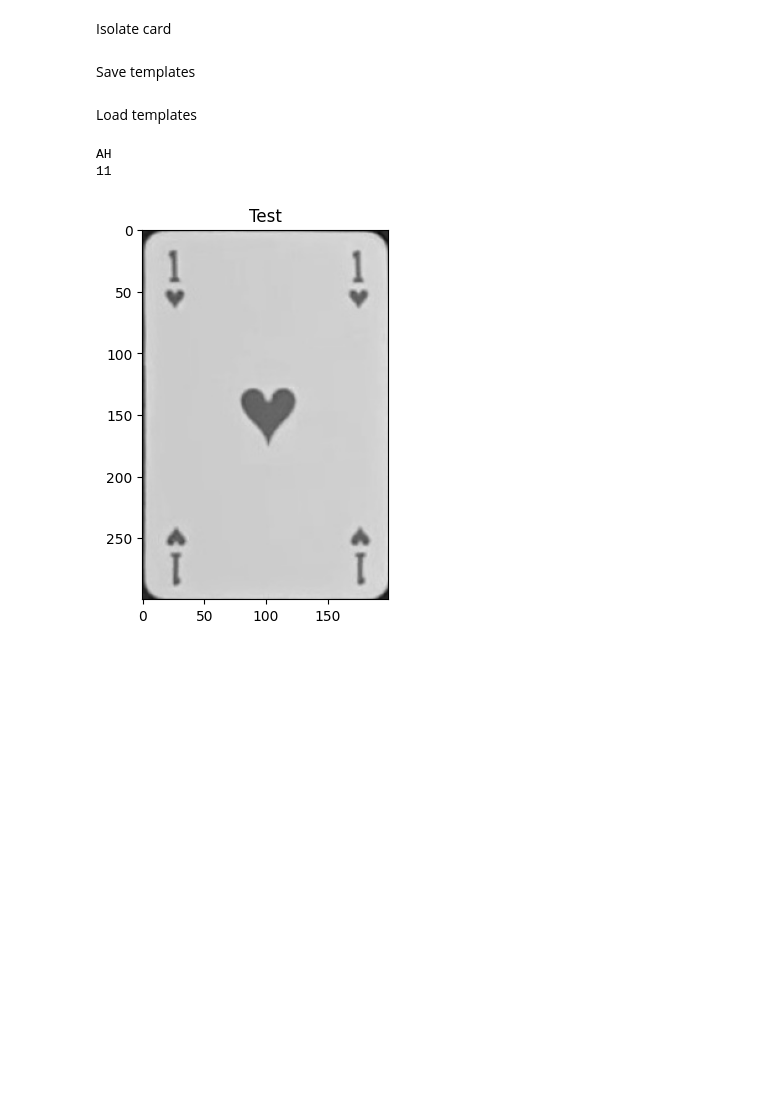
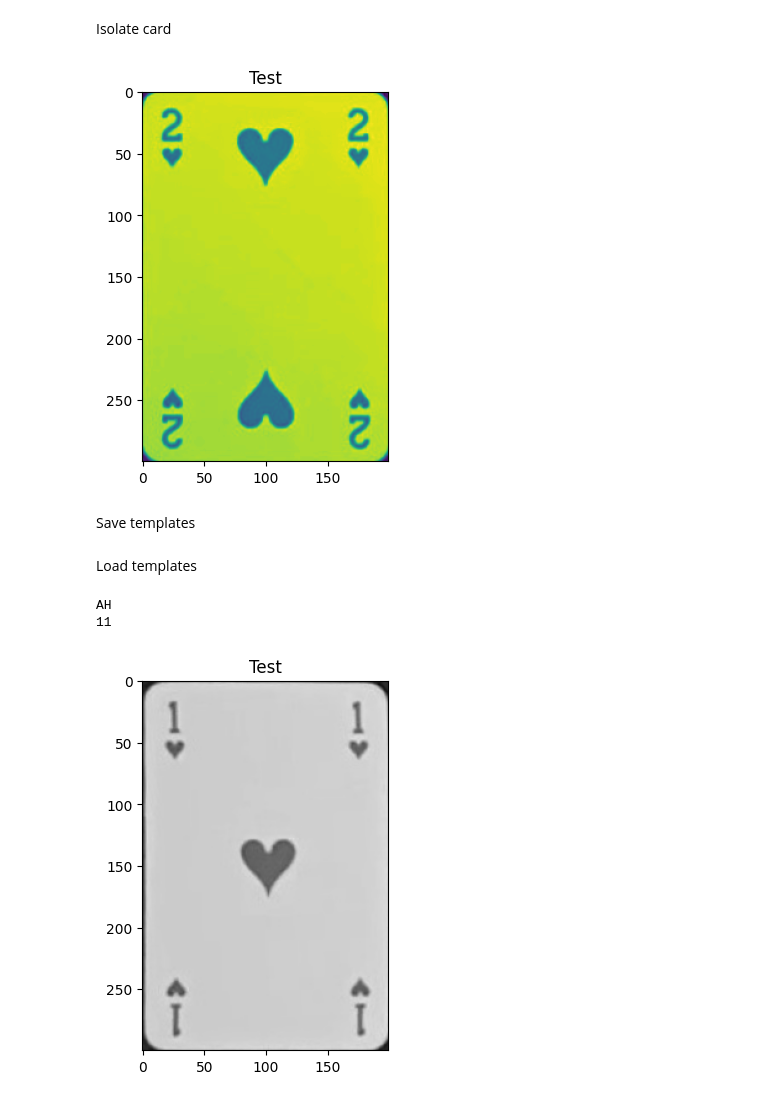
Before and after one commit to BNoteris/Card-recognition, a Jupyter notebook: Fixed Image.ipynb, the cells around one changed output. Drawn from its saved outputs; the diff is of its cells as text; code cells hidden in the pictures; blank space fills up the shorter version.

```diff
--- a/Fixed Image.ipynb
+++ b/Fixed Image.ipynb
@@ -68,16 +70,18 @@ Isolate card
 # %%
 importlib.reload(Functions)
 from Functions import *
-image = cv2.imread('Full family/H1.jpg')
+image = cv2.imread('Full family/H.jpg')
 cards, output= Find_cards(image)
 card= Process_Card(cards[1], image)
 
 plt.imshow(card.img)
 plt.title('Test')
 plt.show()
 
 dest_path = './Cards/'
 #Save_template_cards(card.img, dest_path, "Test")  # Save with unique name
+# %% [output]
+[figure, added]
 # %% [markdown]
 Save templates
 # %%
```
Also changed, not shown: parts of 1 cell of this notebook, 2 other files.
